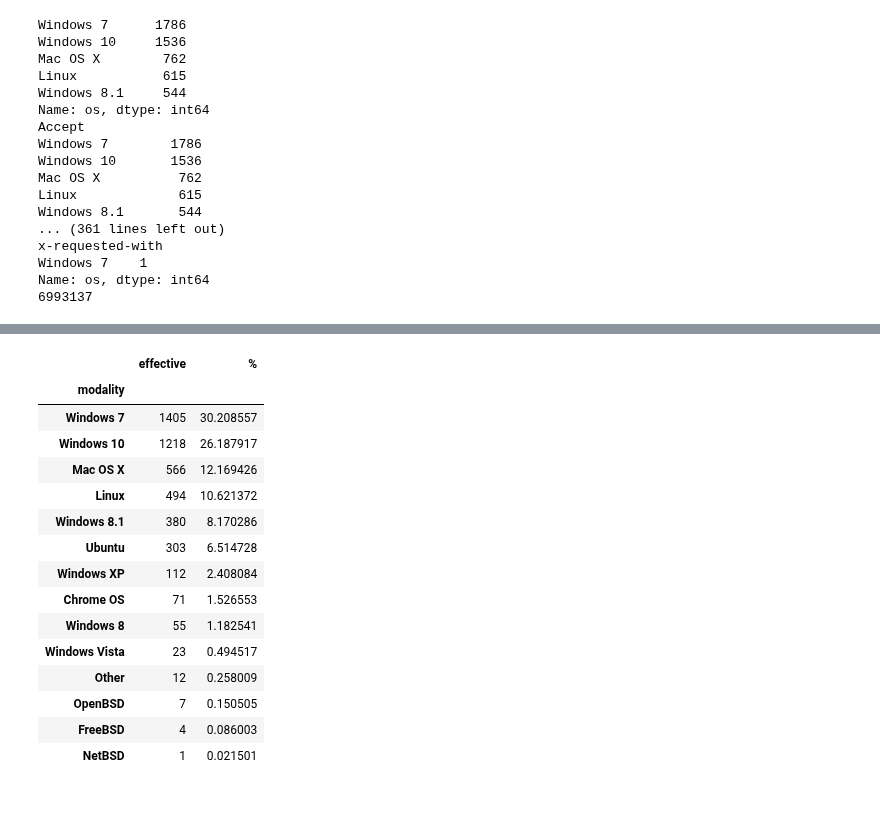
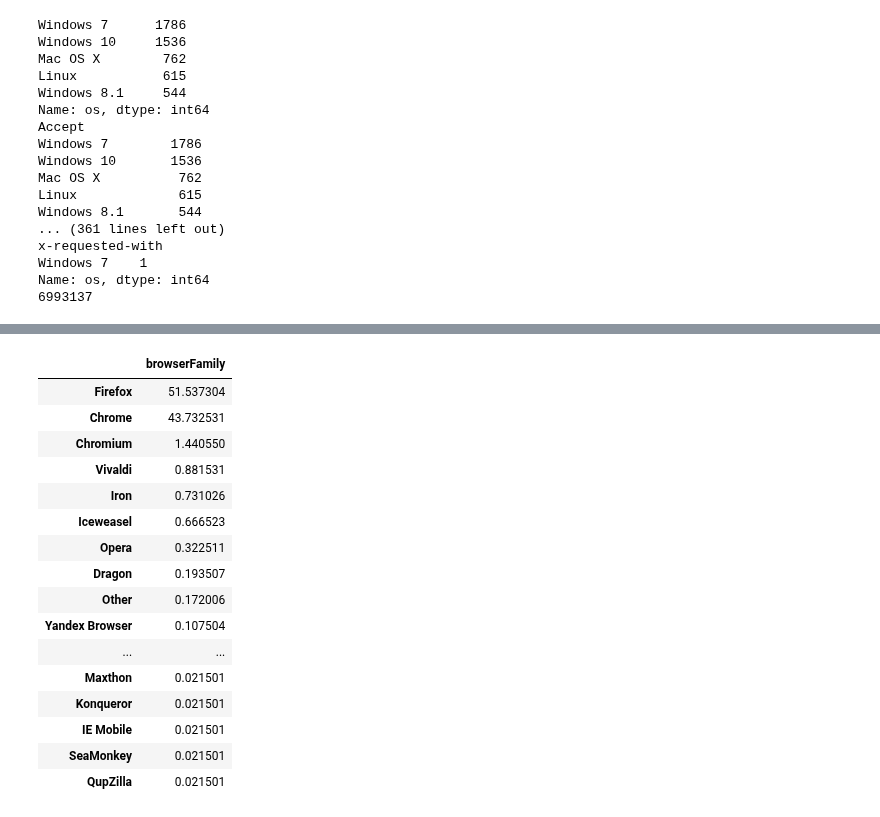
Before and after one commit to mGosset/BrowserFingerprint, a Jupyter notebook: notebooks/exploratory/analyse_empreintes.ipynb, the cells around one changed output, grey strips where cells are left out. Drawn from its saved outputs; the diff is of its cells as text; code cells hidden in the pictures.

```diff
--- a/notebooks/exploratory/analyse_empreintes.ipynb
+++ b/notebooks/exploratory/analyse_empreintes.ipynb
@@ -601,15 +334,16 @@ tmp_stats = []
 ids = set(df_consistent['id'].unique())
 for user_id in ids:
     df_user_id = df_consistent[df_consistent['id'] == user_id]
-    different_values = df_user_id['os'].unique()
+    different_values = df_user_id['browserFamily'].unique()
     for value in different_values:
         tmp_stats.append({
             "id": user_id,
-            'os' : value
+            'browserFamily' : value
         })
 df_stats = pd.DataFrame(tmp_stats)
 
-nb = df_stats['os'].value_counts()
+nb = df_stats['browserFamily'].value_counts()
+df_nb = pd.DataFrame(nb)
 
-nb_test = nb/nb.sum()*100
-# df_nb_test = pd.DataFrame(nb_test)
+nb_percent = nb/nb.sum()*100
+df_nb_percent = pd.DataFrame(nb_percent)
@@ -653,23 +350,20 @@ df_nb
-# %%
-frame = pd.DataFrame(df_nb)
-nb_test = nb/nb.sum()*100
-df_nb_test = pd.DataFrame(nb_test)
-a=frame.join(df_nb_test, lsuffix='_left', rsuffix='_right')
-a.columns = ['effective', '%']
-# %% [output]
-|  | effective | % |
-| modality |  |  |
-| Windows 7 | 1405 | 30.208557 |
-| Windows 10 | 1218 | 26.187917 |
-| Mac OS X | 566 | 12.169426 |
-| Linux | 494 | 10.621372 |
-| Windows 8.1 | 380 | 8.170286 |
-| Ubuntu | 303 | 6.514728 |
-| Windows XP | 112 | 2.408084 |
-| Chrome OS | 71 | 1.526553 |
-| Windows 8 | 55 | 1.182541 |
-| Windows Vista | 23 | 0.494517 |
-| Other | 12 | 0.258009 |
-| OpenBSD | 7 | 0.150505 |
-| FreeBSD | 4 | 0.086003 |
-| NetBSD | 1 | 0.021501 |
+# %%
+df_nb_percent
+# %% [output]
+|  | browserFamily |
+| Firefox | 51.537304 |
+| Chrome | 43.732531 |
+| Chromium | 1.440550 |
+| Vivaldi | 0.881531 |
+| Iron | 0.731026 |
+| Iceweasel | 0.666523 |
+| Opera | 0.322511 |
+| Dragon | 0.193507 |
+| Other | 0.172006 |
+| Yandex Browser | 0.107504 |
+| ... | ... |
+| Maxthon | 0.021501 |
+| Konqueror | 0.021501 |
+| IE Mobile | 0.021501 |
+| SeaMonkey | 0.021501 |
+| QupZilla | 0.021501 |
```
Also changed, not shown: parts of 36 cells of this notebook.
